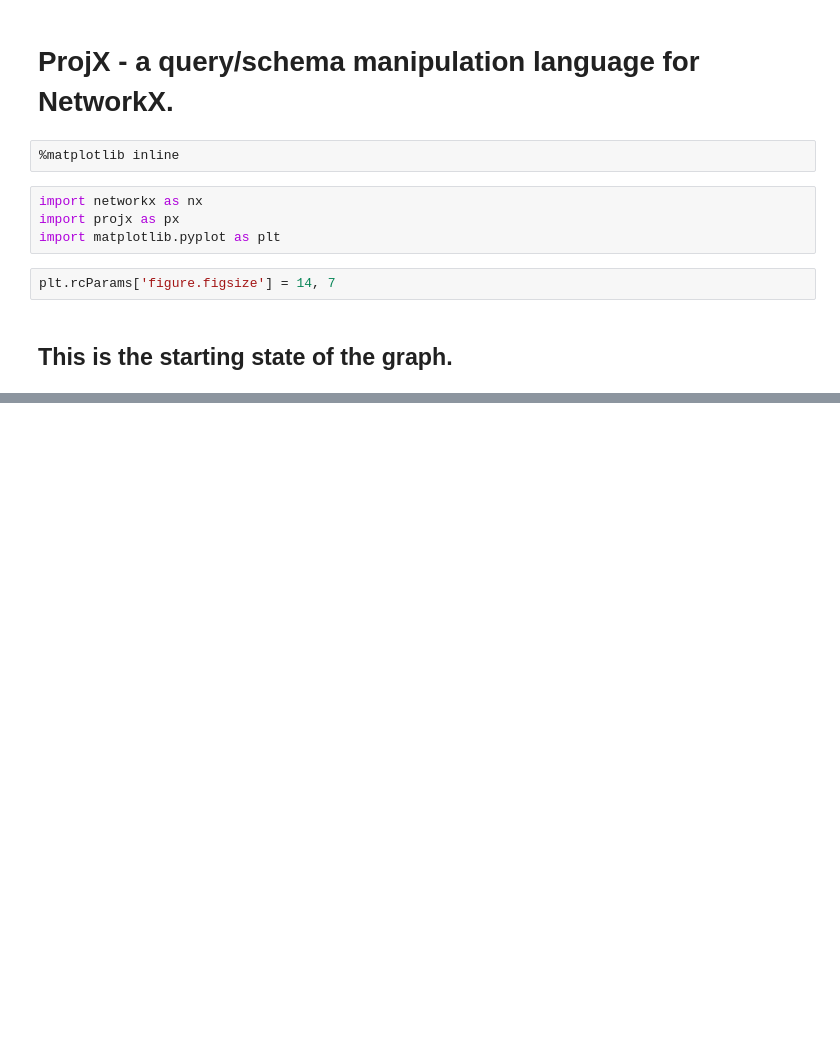
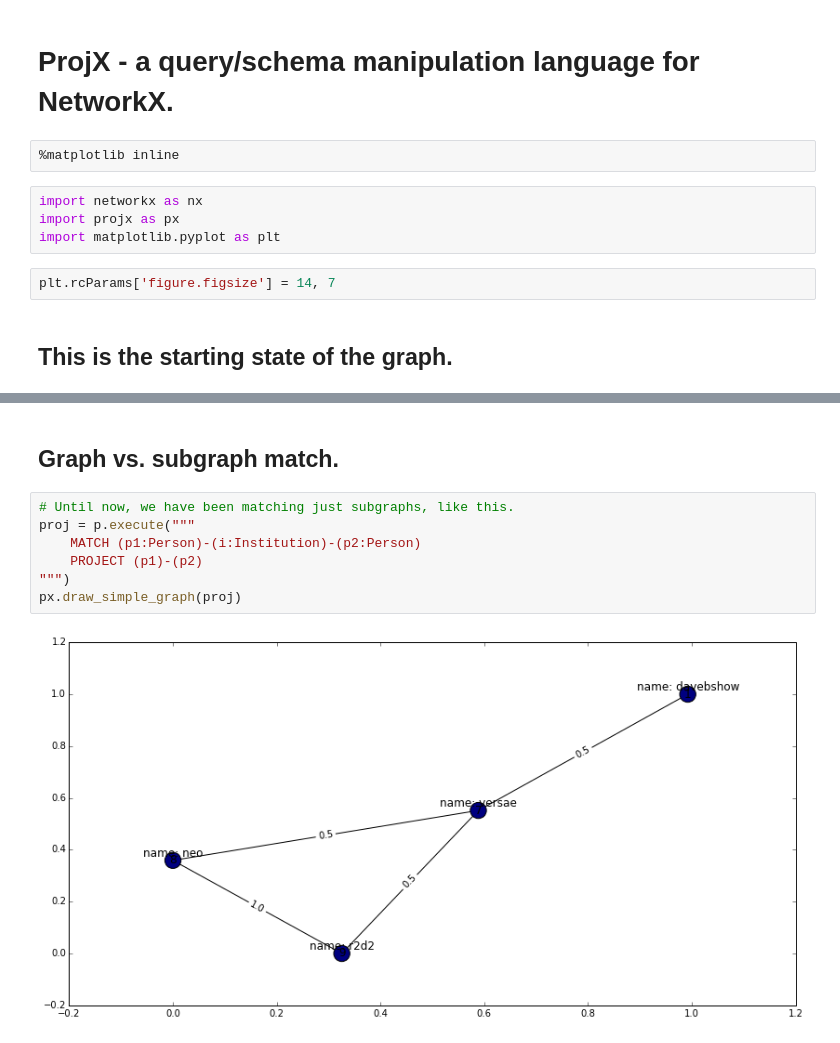
Before and after one commit to davebshow/projx, a Jupyter notebook: projx_demo.ipynb, the cells around one changed output, grey strips where cells are left out. Drawn from its saved outputs; the diff is of its cells as text; blank space fills up the shorter version.

```diff
--- a/projx_demo.ipynb
+++ b/projx_demo.ipynb
@@ -412,0 +106,11 @@ but it will soon.
+# %% [markdown]
+## Graph vs. subgraph match.
+# %%
+# Until now, we have been matching just subgraphs, like this.
+proj = p.execute("""
+    MATCH (p1:Person)-(i:Institution)-(p2:Person)
+    PROJECT (p1)-(p2)
+""")
+px.draw_simple_graph(proj)
+# %% [output]
+[figure, added]
```
Also changed, not shown: parts of 17 cells of this notebook, 6 other files.
